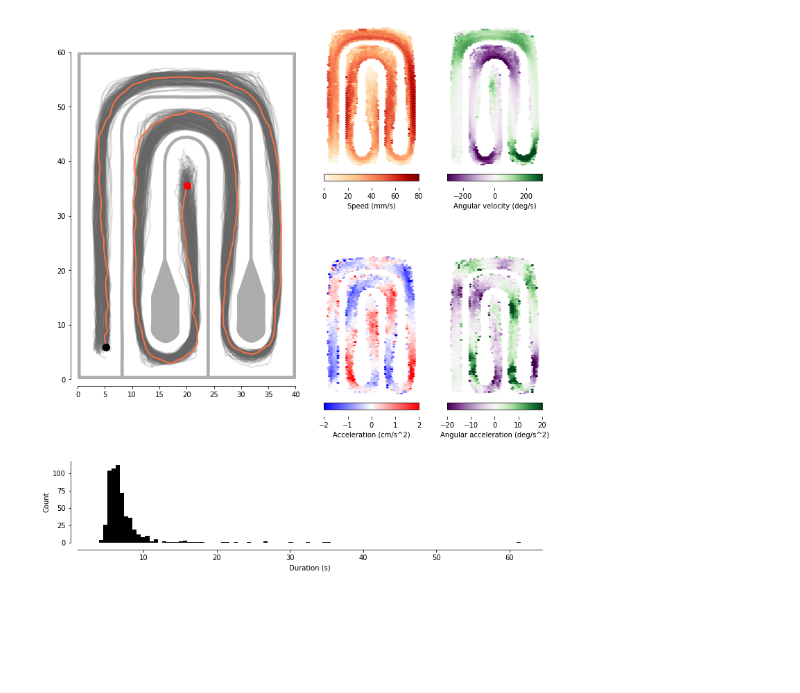
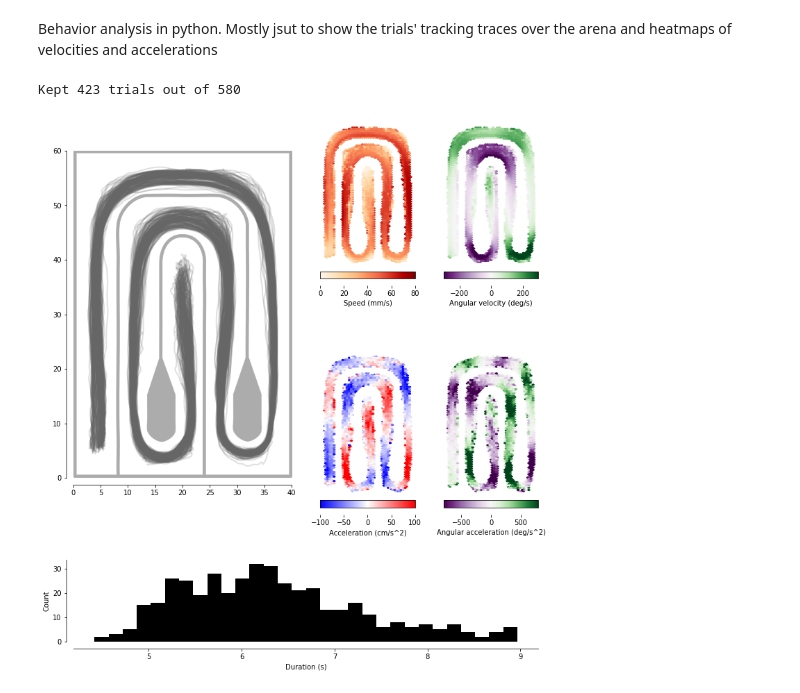
Before and after one commit to BrancoLab/LocomotionControl, a Jupyter notebook: thesis/chpt3/fig2.ipynb, the cells around one changed output. Drawn from its saved outputs; the diff is of its cells as text; code cells hidden in the pictures; blank space fills up the shorter version.

```diff
--- a/thesis/chpt3/fig2.ipynb
+++ b/thesis/chpt3/fig2.ipynb
@@ -1,3 +1,5 @@
+# %% [markdown]
+Behavior analysis in python. Mostly jsut to show the trials' tracking traces over the arena and heatmaps of velocities and accelerations
 # %%
 import json
 import numpy as np
@@ -11,21 +13,39 @@ from fcutils.plot.figure import set_figure_subplots_aspect, clean_axes
 from fcutils.maths import derivative
 # %%
 # Load trials
+# TODO trim trials like in jcontrol.io
 fld = Path("/Users/federicoclaudi/Dropbox (UCL)/Rotation_vte/Locomotion/analysis/behavior/jl_trials_cache")
 
 # load all json files in fld
 all_files = [f for f in fld.glob('*.json')]
 
+def isvalid(trial):
+    if trial["duration"][0] > 9:
+        return False
+
+    if trial["s"][0] > 25:
+        return False
+
+    if trial["s"][-1] < 255:
+        return False
+
+    return True
+
 # load all_json to a list of dict
-trials = [json.load(open(f)) for f in all_files]
+all_trials = [json.load(open(f)) for f in all_files]
+trials = [t for t in all_trials if isvalid(t)]
 
 X, Y = np.hstack([t["x"] for t in trials]), np.hstack([t["y"] for t in trials])
 speed = medfilt(np.hstack([t["speed"] for t in trials]), 21)
-accel = derivative(speed)
+accel = derivative(speed) * 60  # convert to cm/s^2
 angvel = medfilt(np.rad2deg(np.hstack([t["ω"] for t in trials])), 21)
-angacc = derivative(angvel)
+angacc = derivative(angvel) * 60  # convert to deg/s^2
 
 durations = np.hstack([t["duration"][0] for t in trials])
+
+print(f"Kept {len(trials)} trials out of {len(all_trials)}")
+# %% [output]
+Kept 423 trials out of 580
 # %%
 # make a function that adds a colorbar to a subplot
 def add_colorbar(ax, im, cbar_label):
@@ -48,37 +68,37 @@ fig = plt.figure(figsize=(12, 12))
 axes = fig.subplot_mosaic(
 """
     AABC
     AABC
     AADE
     AADE
     FFFF
 """
 )
 set_figure_subplots_aspect(    left=0.125, right=0.9, bottom=0.06, top=0.96, wspace=0.3, hspace=0.4)
 
 
 # load image
 img = plt.imread("/Users/federicoclaudi/Documents/Github/LocomotionControl/analysis/behavior/src/Hairpin.png")
 axes["A"].imshow(img, extent=[0, 40, 0, 60])
 
 # plot trials traces
 for i in range(200):
     # plot trial X, Y
     axes["A"].plot(trials[i]["x"], trials[i]["y"], color=[.4, .4, .4], lw=2, alpha=0.2)
-axes["A"].plot(trials[25]["x"], trials[25]["y"], color=salmon, lw=2, alpha=1)
-axes["A"].scatter(trials[25]["x"][0], trials[25]["y"][0], color="red", s=100, zorder=1000)
-axes["A"].scatter(trials[25]["x"][-1], trials[25]["y"][-1], color="black", s=100, zorder=1000)
+# axes["A"].plot(trials[25]["x"], trials[25]["y"], color=salmon, lw=2, alpha=1)
+# axes["A"].scatter(trials[25]["x"][0], trials[25]["y"][0], color="red", s=100, zorder=1000)
+# axes["A"].scatter(trials[25]["x"][-1], trials[25]["y"][-1], color="black", s=100, zorder=1000)
 
 
 # heatmaps
 heatmap(axes["B"], X, Y, speed, "OrRd", "Speed (mm/s)", vmin=0, vmax=80)
 heatmap(axes["C"], X, Y, angvel, "PRGn", "Angular velocity (deg/s)", vmin=-300, vmax=300)
-heatmap(axes["D"], X, Y, accel, "bwr", "Acceleration (cm/s^2)", vmin=-2, vmax=2)
-heatmap(axes["E"], X, Y, angacc, "PRGn", "Angular acceleration (deg/s^2)", vmin=-20, vmax=20)
+heatmap(axes["D"], X, Y, accel, "bwr", "Acceleration (cm/s^2)", vmin=-100, vmax=100)
+heatmap(axes["E"], X, Y, angacc, "PRGn", "Angular acceleration (deg/s^2)", vmin=-800, vmax=800)
 
 # plot histogram of trials durations on ax F
-axes["F"].hist(durations, bins=100, color="black", alpha=1)
+axes["F"].hist(durations, bins=30, color="black", alpha=1)
 _ = axes["F"].set(xlabel="Duration (s)", ylabel="Count")
 clean_axes(fig)
 # %% [output]
-[figure, old version]
+[figure, new version]
```
Also changed, not shown: 15 other files.
